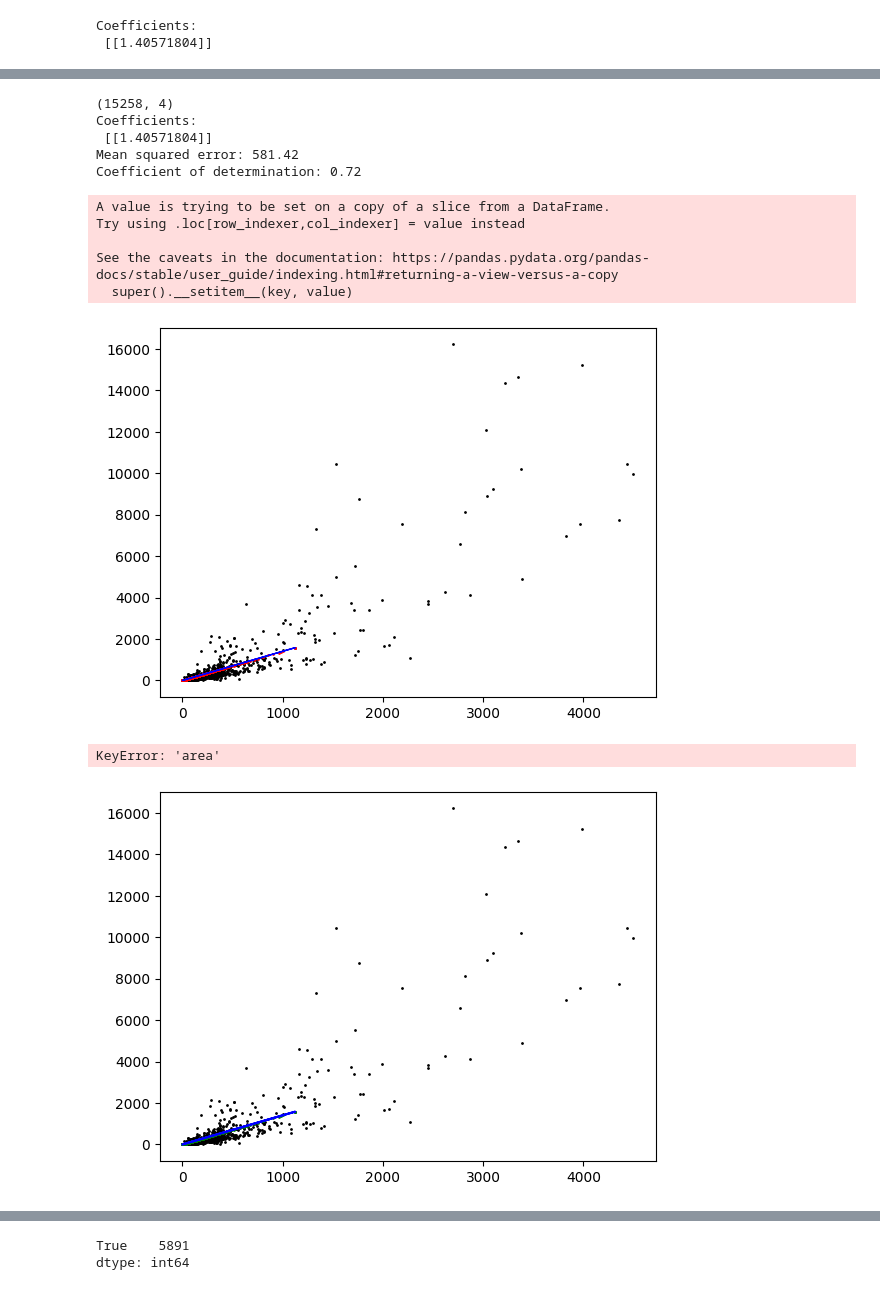
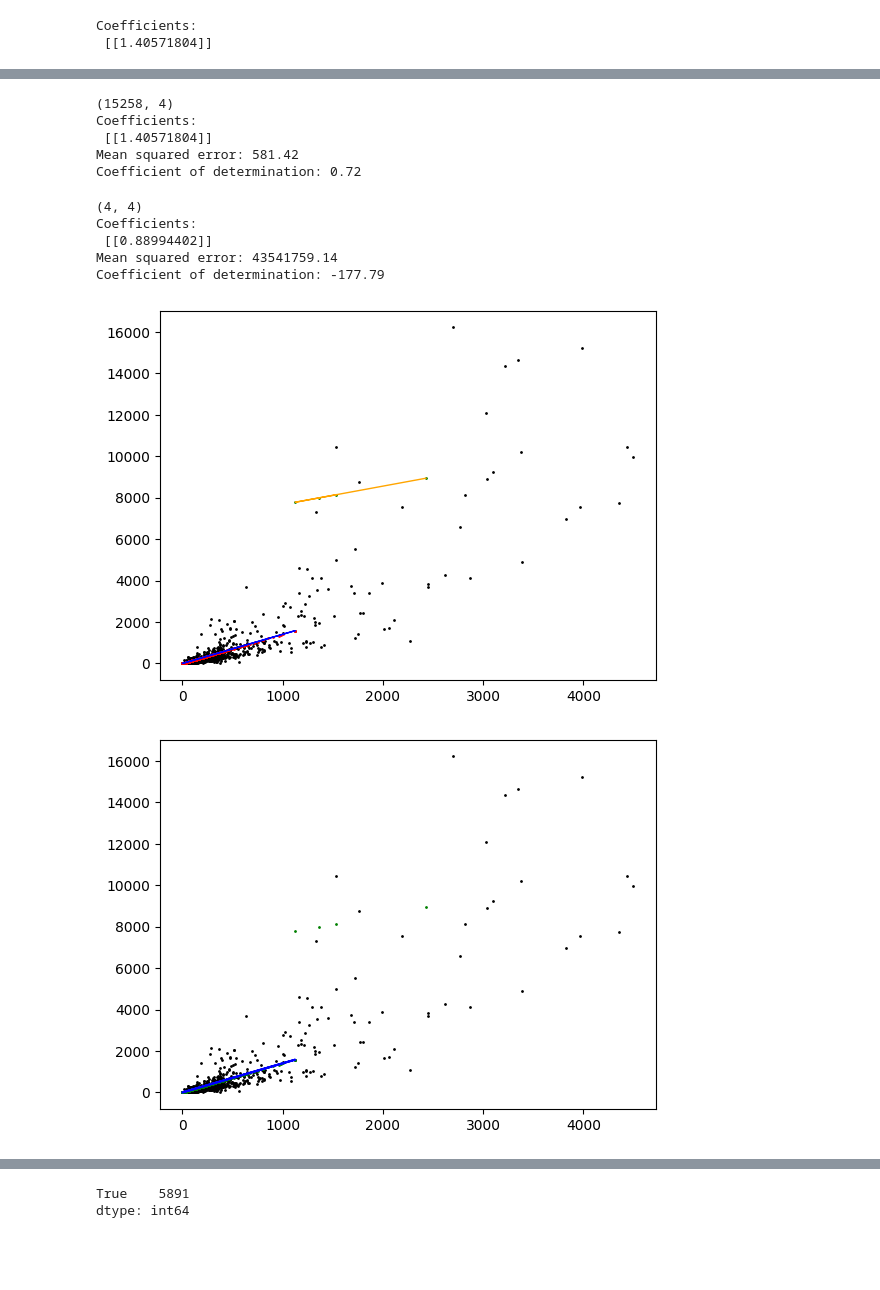
Before and after one commit to PhillRob/point-cloud-volume, a Jupyter notebook: area-volume-model.ipynb, the cells around one changed output, grey strips where cells are left out. Drawn from its saved outputs; the diff is of its cells as text; code cells hidden in the pictures; blank space fills up the shorter version.

```diff
--- a/area-volume-model.ipynb
+++ b/area-volume-model.ipynb
@@ -80,4 +79,5 @@ final = final[final.finalcut == False]
 # %%
 final['perimeter'] = final['geometry'].to_crs("EPSG:32638").map(lambda p: p.length)
 final['area']=final['geometry'].to_crs("EPSG:32638").map(lambda p: p.area)
+final['ratio']=final['Updat_cut'].divide(final['area'])
 # %%
@@ -206,9 +221,10 @@ toP.shape
 # %%
 #  predictions
-toP0 = toP.loc[toP['area'] <= float(cluster1[0].min())]
+toP0 = toP.loc[toP['area'] < float(cluster1[0].min())].copy()
+# toP0 = toP.copy()
+# toP0 = toP.loc[toP['ratio'] <2]
+print(toP0.shape)
 
-
-print(toP0.shape)
 c0_pred = regClu0.predict(np.array(toP0['area']).reshape(-1, 1))
 toP0['pred'] = c0_pred
 # The coefficients
@@ -223,37 +239,39 @@ Coefficients:
  [[1.40571804]]
 Mean squared error: 581.42
 Coefficient of determination: 0.72
-A value is trying to be set on a copy of a slice from a DataFrame.
-Try using .loc[row_indexer,col_indexer] = value instead
-
-See the caveats in the documentation: https://pandas.pydata.org/pandas-docs/stable/user_guide/indexing.html#returning-a-view-versus-a-copy
-  super().__setitem__(key, value)
+# %%
+toP1 = toP.loc[toP['area'] >= toP0['area'].max()].copy()
+# toP1 = toP1.loc[toP1['area'] < float(cluster2[0].max())]
+print(toP1.shape)
+c1_pred = regClu1.predict(np.array(toP1['area']).reshape(-1, 1))
+toP1['pred'] = c1_pred
+# The coefficients
+print("Coefficients: \n", regClu1.coef_)
+# The mean squared error
+print("Mean squared error: %.2f" % mean_squared_error(toP1['area'], c1_pred))
+# # The coefficient of determination: 1 is perfect prediction
+print("Coefficient of determination: %.2f" % r2_score(toP1['area'], c1_pred))
+
+
+# toP2 = toP.loc[toP['area'] > float(cluster2[0].max())]
+# %% [output]
+(4, 4)
+Coefficients:
+ [[0.88994402]]
+Mean squared error: 43541759.14
+Coefficient of determination: -177.79
 # %%
 c0_pred.shape= (-1,1)
 
 plt.scatter(x, y, color="black",s=1)
 plt.scatter(toP0['area'], c0_pred, color="red",s=1)
+plt.scatter(toP1['area'], c1_pred, color="green",s=1)
 plt.plot(toP0['area'], c0_pred, color="blue", linewidth=1)
+plt.plot(toP1['area'], c1_pred, color="orange", linewidth=1)
 
 plt.show()
 # %% [output]
-[figure, old version]
+[figure, new version]
-# %%
-toP1 = toP.loc[toP['area'] >= float(cluster1[0].min())]
-# toP1 = toP1.loc[toP1['area'] < float(cluster2[0].max())]
-c1_pred = regClu1.predict(np.array(toP1.loc['area']).reshape(-1, 1))
-toP1['pred'] = c1_pred
-# The coefficients
-print("Coefficients: \n", regClu1.coef_)
-# The mean squared error
-print("Mean squared error: %.2f" % mean_squared_error(toP1.loc['area'], c1_pred))
-# The coefficient of determination: 1 is perfect prediction
-print("Coefficient of determination: %.2f" % r2_score(toP1.loc['area'], c1_pred))
-
-
-# toP2 = toP.loc[toP['area'] > float(cluster2[0].max())]
-# %% [output]
-KeyError: 'area'
 # %%
 # c2_pred = regClu2.predict(np.array(toP2['area']).reshape(-1, 1))
 # toP2['pred'] = c2_pred
@@ -279,19 +297,19 @@ KeyError: 'area'
 # %%
 predicted = toP0.append(toP1)
 # %%
-# # Plot outputs
-# c0_pred.shape= (-1,1)
-
-plt.scatter(x, y, color="black",s=1)
-plt.scatter(predicted['area'],predicted['pred'],color="green",s=1)
-# plt.scatter(toP['area'], c_pred, color="red",s=1)
-plt.plot(toP0['area'], c0_pred, color="blue", linewidth=1.5)
-# plt.plot(toP1['area'], c1_pred, color="red", linewidth=1.5)
-# plt.plot(toP2['area'], c2_pred, color="green", linewidth=1)
-
-plt.show()
+# # # Plot outputs
+# # c0_pred.shape= (-1,1)
+#
+# plt.scatter(x, y, color="black",s=1)
+# plt.scatter(predicted['area'],predicted['pred'],color="green",s=1)
+# # plt.scatter(toP['area'], c_pred, color="red",s=1)
+# plt.plot(toP0['area'], c0_pred, color="blue", linewidth=1.5)
+# # plt.plot(toP1['area'], c1_pred, color="red", linewidth=1.5)
+# # plt.plot(toP2['area'], c2_pred, color="green", linewidth=1)
+#
+# plt.show()
 # %% [output]
-[figure, old version]
+[figure, new version]
 # %%
 # predicted
 # %%
```
Also changed, not shown: parts of 30 cells of this notebook, 1 other file.
